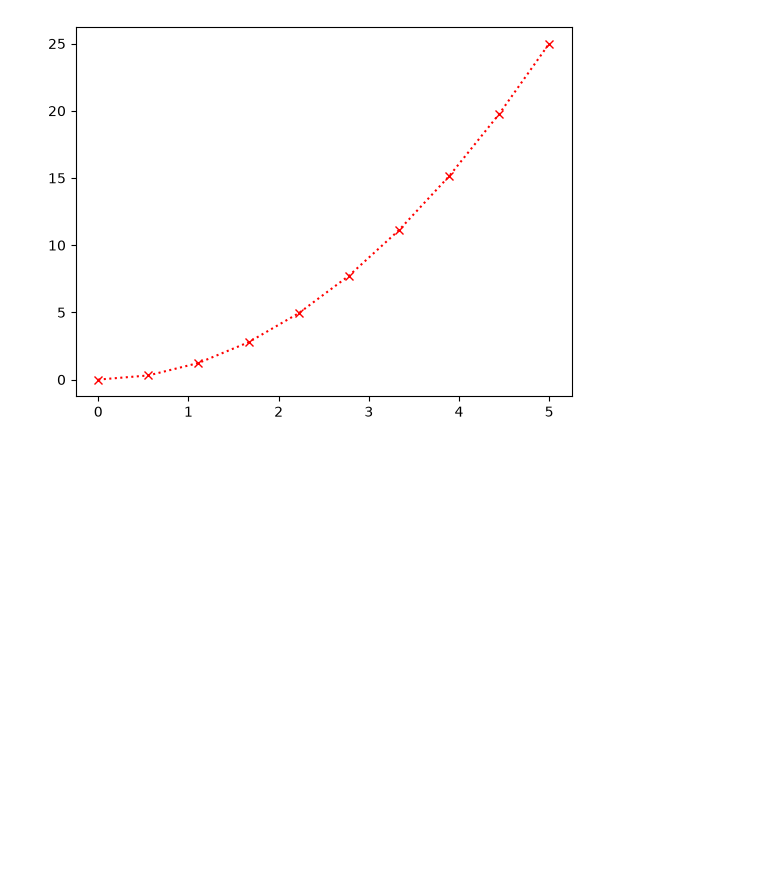
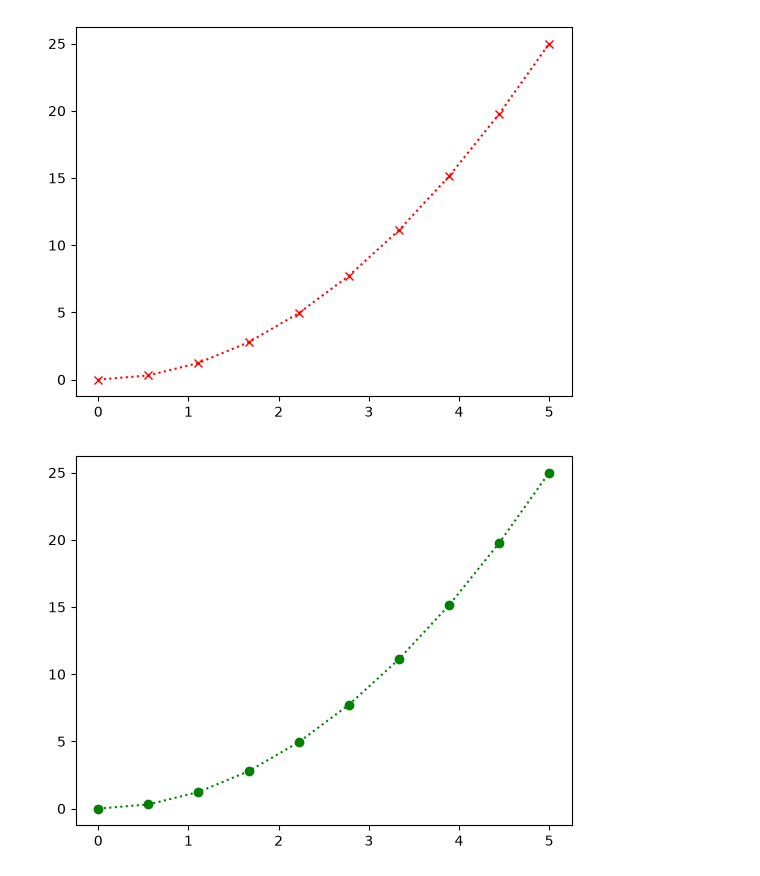
Before and after one commit to diegoayalavega1996-cmyk/clase-4, a Jupyter notebook: 20260814_stats.ipynb, the cells around one changed output. Saved outputs shown, nothing was run; the diff lists cells and outputs as text; code cells hidden in the pictures; blank space fills up the shorter version.

```diff
--- a/20260814_stats.ipynb
+++ b/20260814_stats.ipynb
@@ -23,3 +23,8 @@ plt.plot(x,y,'rx:')
 plt.show()
 # %% [output]
 [figure]
+# %%
+plt.plot(x,y,'go:')
+plt.show()
+# %% [output]
+[figure, added]
```
Also changed, not shown: parts of 1 cell of this notebook, 3 other files.
